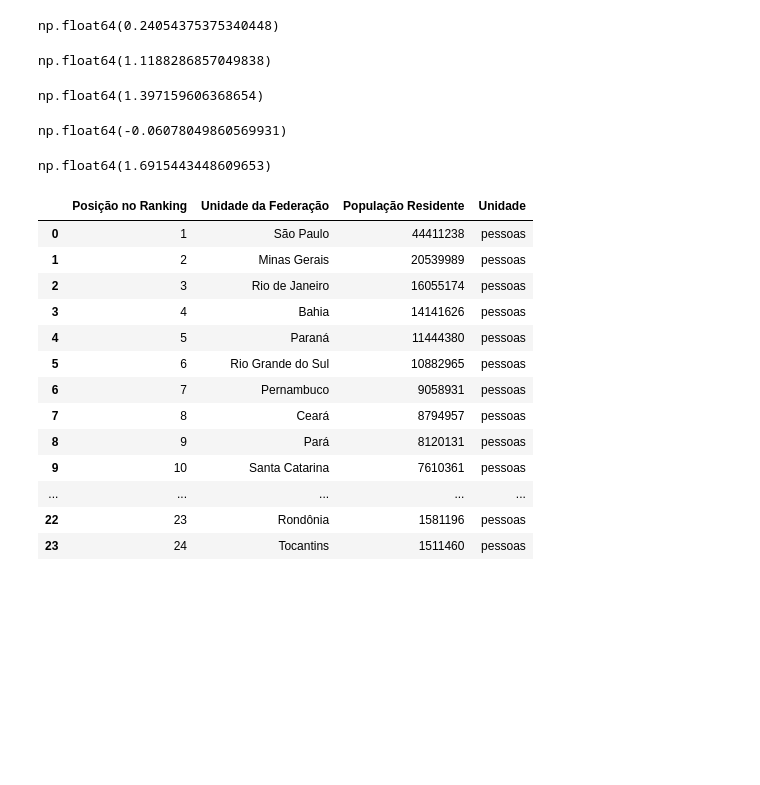
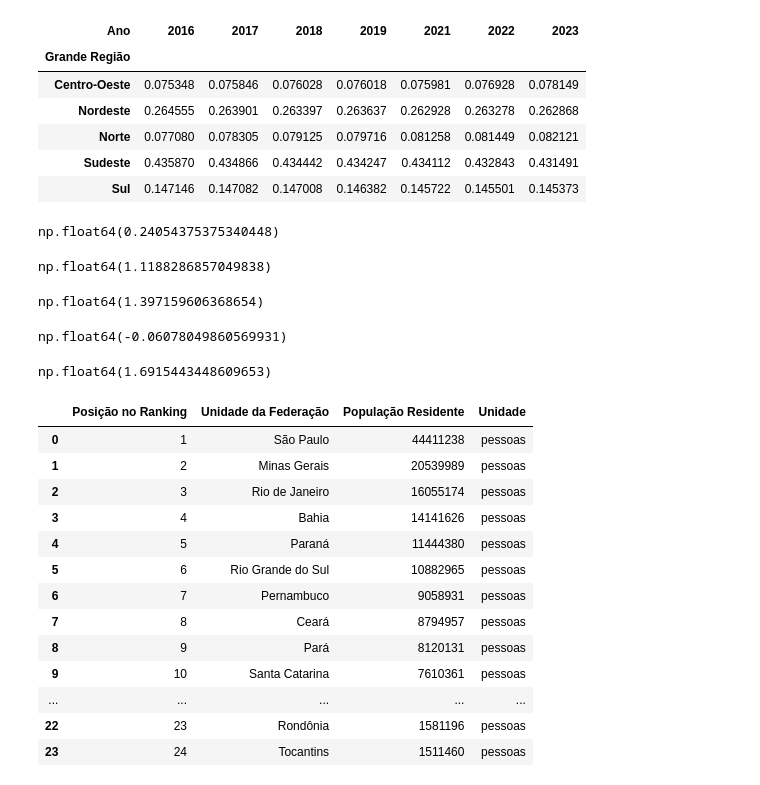
Before and after one commit to LazaroDamasceno/Dissertacao-Mestrado, a Jupyter notebook: eda/correlacao/correlacao_usointernet_densidadedemografica_populacao_brasil_regioes.ipynb, the cells around one changed output. Saved outputs shown, nothing was run; the diff lists cells and outputs as text; code cells hidden in the pictures; blank space fills up the shorter version.

```diff
--- a/eda/correlacao/correlacao_usointernet_densidadedemografica_populacao_brasil_regioes.ipynb
+++ b/eda/correlacao/correlacao_usointernet_densidadedemografica_populacao_brasil_regioes.ipynb
@@ -7,9 +7,18 @@ df_uso_internet = pd.read_csv('indice_uso_internet_regioes.csv')
 # %%
 df_uso_internet = df_uso_internet.pivot(
     index='Grande Região',
     columns='Ano',
     values='Escala'
 )
+df_uso_internet
+# %% [output]
+| Ano | 2016 | 2017 | 2018 | 2019 | 2021 | 2022 | 2023 |
+| Grande Região |  |  |  |  |  |  |  |
+| Centro-Oeste | 0.075348 | 0.075846 | 0.076028 | 0.076018 | 0.075981 | 0.076928 | 0.078149 |
+| Nordeste | 0.264555 | 0.263901 | 0.263397 | 0.263637 | 0.262928 | 0.263278 | 0.262868 |
+| Norte | 0.077080 | 0.078305 | 0.079125 | 0.079716 | 0.081258 | 0.081449 | 0.082121 |
+| Sudeste | 0.435870 | 0.434866 | 0.434442 | 0.434247 | 0.434112 | 0.432843 | 0.431491 |
+| Sul | 0.147146 | 0.147082 | 0.147008 | 0.146382 | 0.145722 | 0.145501 | 0.145373 |
 # %%
 df_densidade_demo = pd.read_excel('densidade_demografica.xlsx')
 # %%
```
Also changed, not shown: parts of 1 cell of this notebook, 11 other files.
